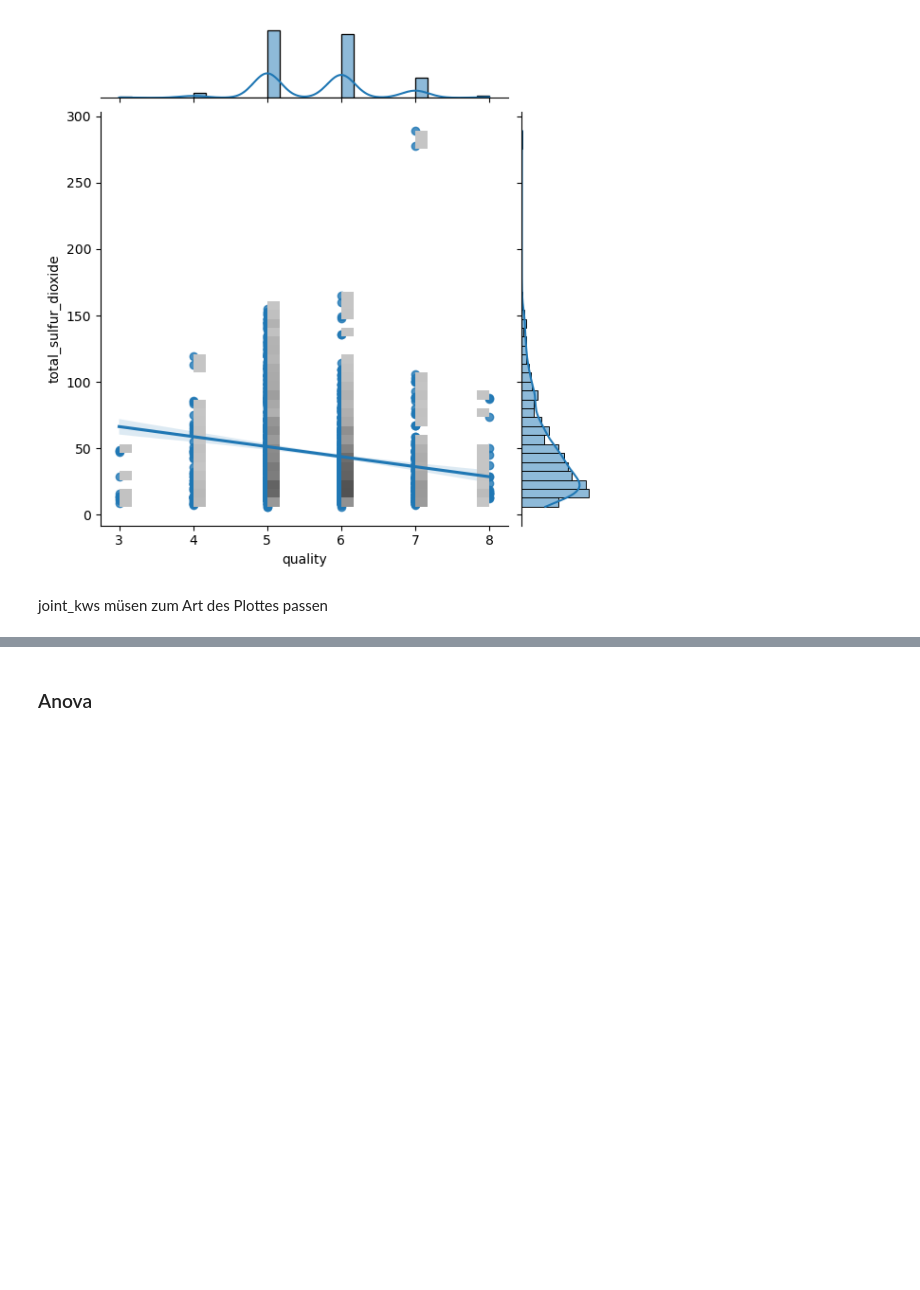
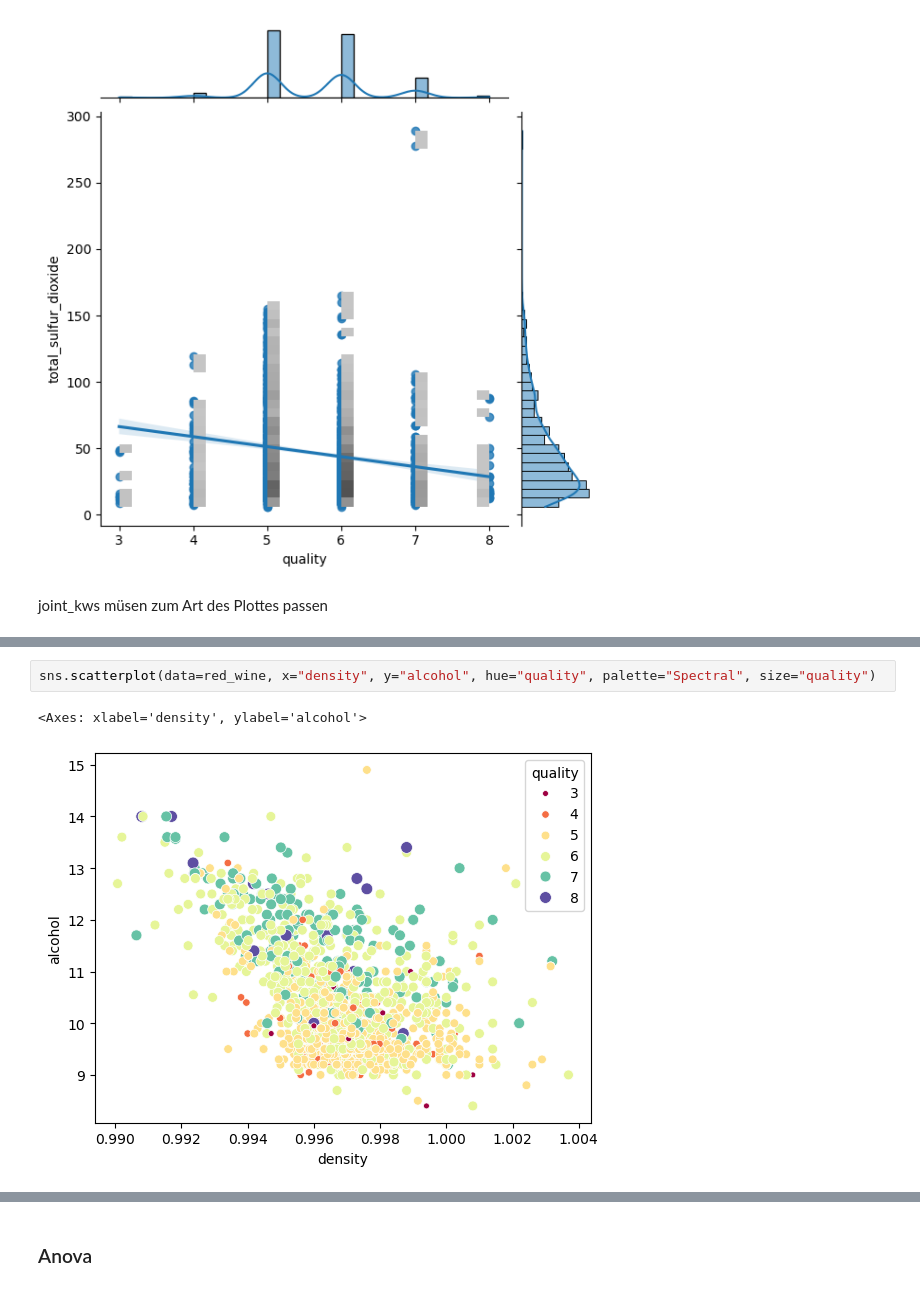
Before and after one commit to katybyte3000/Academy_Excercises, a Jupyter notebook: Project_02/sprint02/projekt02_sprint01-Dataexploration_Correlations.ipynb, the cells around one changed output, grey strips where cells are left out. Drawn from its saved outputs; the diff is of its cells as text; blank space fills up the shorter version.

```diff
--- a/Project_02/sprint02/projekt02_sprint01-Dataexploration_Correlations.ipynb
+++ b/Project_02/sprint02/projekt02_sprint01-Dataexploration_Correlations.ipynb
@@ -256,0 +269,5 @@ sns.scatterplot(data=red_wine, x="total_sulfur_dioxide", y="alcohol", hue="quali
+# %%
+sns.scatterplot(data=red_wine, x="density", y="alcohol", hue="quality", palette="Spectral", size="quality")
+# %% [output]
+<Axes: xlabel='density', ylabel='alcohol'>
+[figure, added]
```
Also changed, not shown: parts of 9 cells of this notebook, 3 other files.
